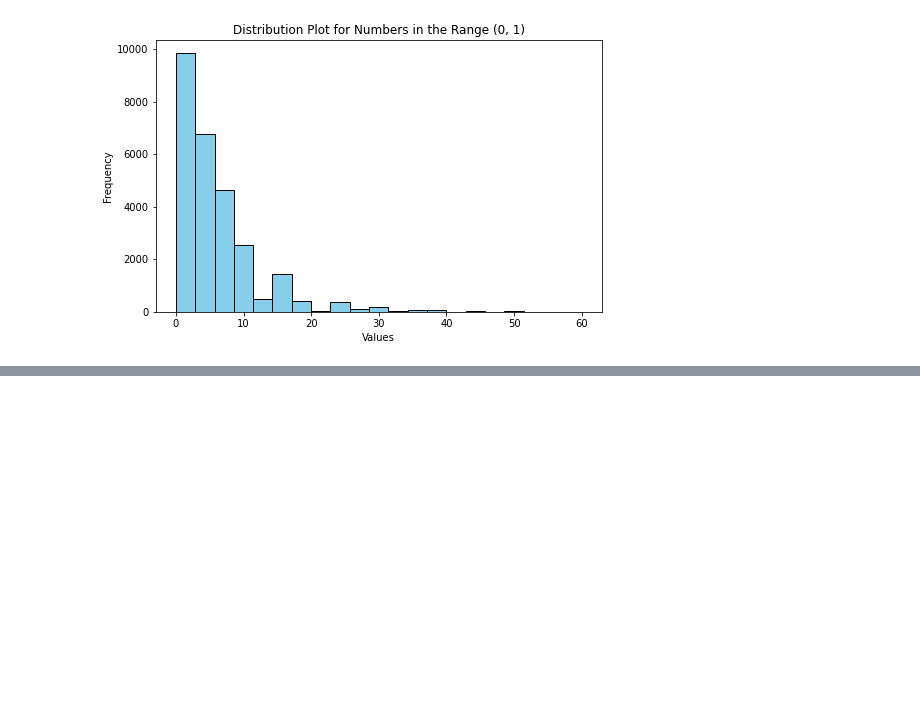
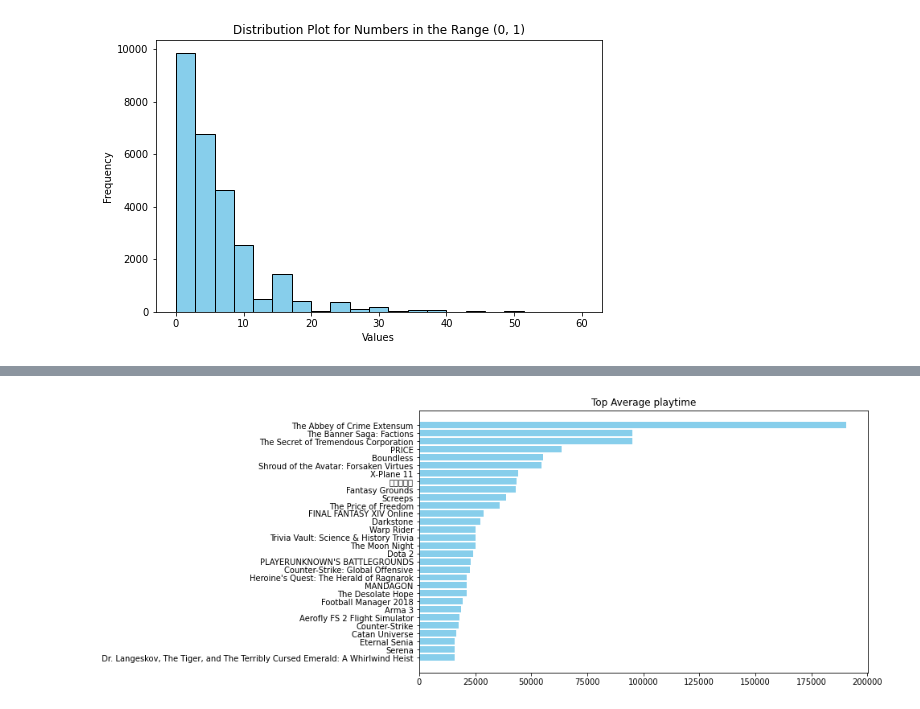
Before and after one commit to YQtheAnalyst/Game-Insights, a Jupyter notebook: Exploratory_Data_Analysis.ipynb, the cells around one changed output, grey strips where cells are left out. Drawn from its saved outputs; the diff is of its cells as text; code cells hidden in the pictures; blank space fills up the shorter version.

```diff
--- a/Exploratory_Data_Analysis.ipynb
+++ b/Exploratory_Data_Analysis.ipynb
@@ -668,0 +722,15 @@ plt.show()
+# %%
+top_avg_playtime = df.nlargest(30, 'average_playtime').sort_values(ascending=True, by='average_playtime')
+
+plt.figure(figsize=(10, 6))
+
+# Create a bar chart
+plt.barh(top_avg_playtime.name, top_avg_playtime.average_playtime, color='skyblue')
+
+# Add labels and title
+plt.title('Top Average playtime')
+
+# Show the plot
+plt.show()
+# %% [output]
+[figure, added]
```
Also changed, not shown: parts of 10 cells of this notebook, 1 other file.
